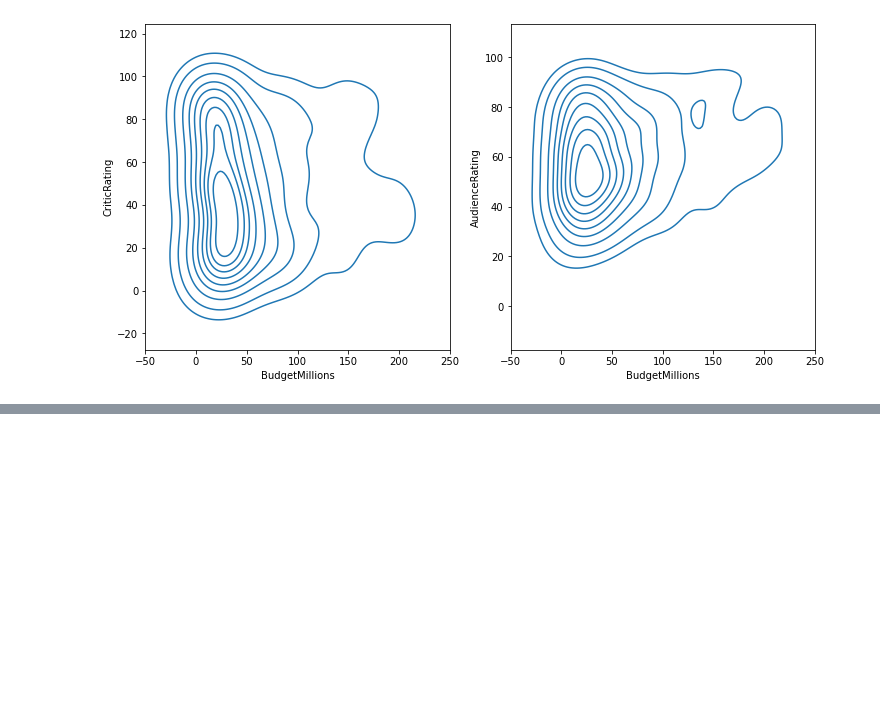
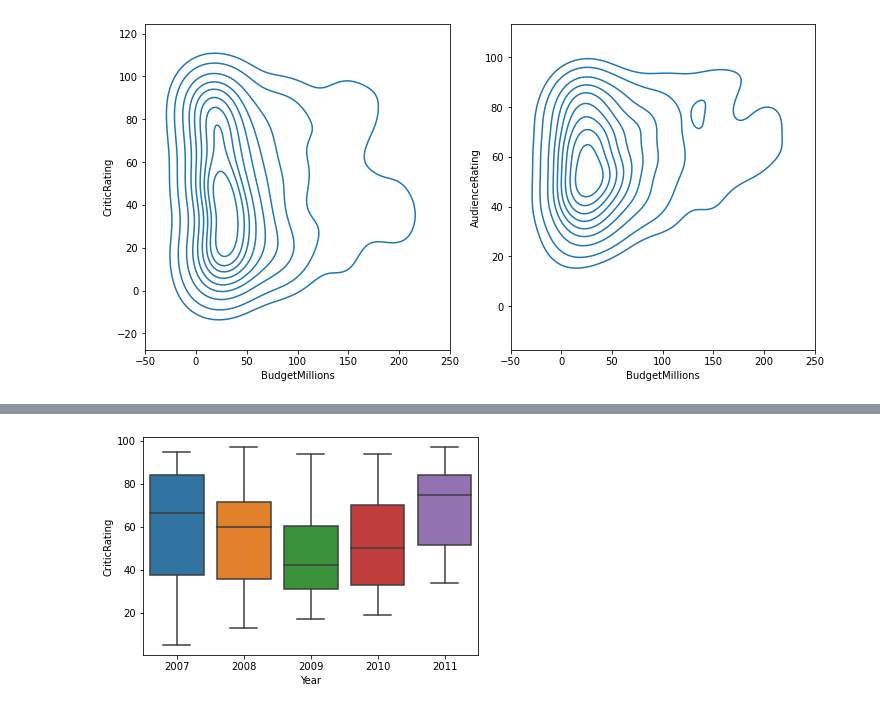
Before and after one commit to lazycoder181/JupyterNotebook, a Jupyter notebook: movie_analytics.ipynb, the cells around one changed output, grey strips where cells are left out. Cells and saved outputs as stored; diff of their text form; code cells hidden in the pictures; blank space fills up the shorter version.

```diff
--- a/movie_analytics.ipynb
+++ b/movie_analytics.ipynb
@@ -209,0 +220,5 @@ k3.set(xlim = (-50,250))
+# %%
+#Subset boxplot for only drama movies
+b2 = sns.boxplot(data = df_movie[df_movie['Genre']=="Drama"], x = "Year", y = "CriticRating")
+# %% [output]
+[figure, added]
```
Also changed, not shown: parts of 9 cells of this notebook.
